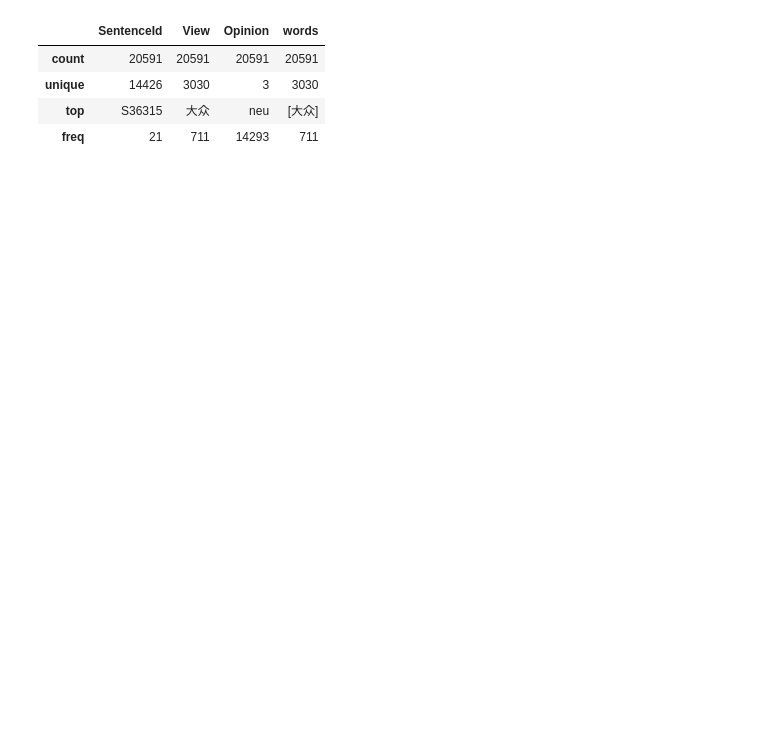
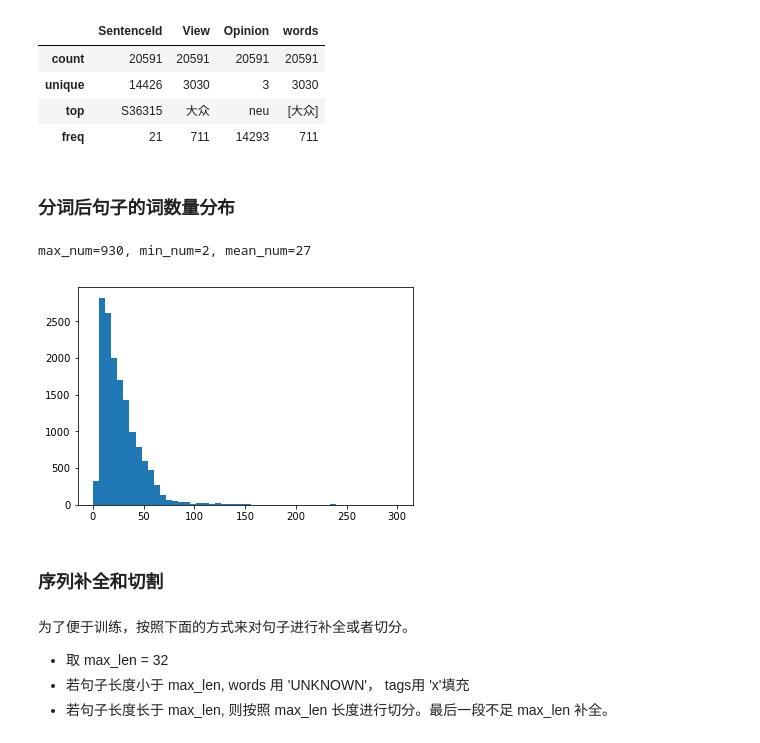
Before and after one commit to yongyehuang/view_based_sentiment, a Jupyter notebook: notebook/data_preprocess.ipynb, the cells around one changed output. Cells and saved outputs as stored; diff of their text form; code cells hidden in the pictures; blank space fills up the shorter version.

```diff
--- a/notebook/data_preprocess.ipynb
+++ b/notebook/data_preprocess.ipynb
@@ -238,3 +240,25 @@ df_label.describe()
 | unique | 14426 | 3030 | 3 | 3030 |
 | top | S36315 | 大众 | neu | [大众] |
 | freq | 21 | 711 | 14293 | 711 |
+# %% [markdown]
+### 分词后句子的词数量分布
+# %%
+df_train['words_num'] = df_train.words.apply(lambda words: len(words))
+words_num = df_train.words_num.values
+max_num = max(words_num)
+min_num = min(words_num)
+mean_num = np.mean(words_num)
+print 'max_num=%d, min_num=%d, mean_num=%d' % (max_num, min_num, mean_num)
+plt.hist(df_train.words_num, range=(0,300), bins=50)
+plt.show()
+# %% [output]
+max_num=930, min_num=2, mean_num=27
+[figure, added]
+# %% [markdown]
+### 序列补全和切割
+# %% [markdown]
+为了便于训练，按照下面的方式来对句子进行补全或者切分。
+
+- 取 max_len = 32
+- 若句子长度小于 max_len, words 用 'UNKNOWN'， tags用 'x'填充
+- 若句子长度长于 max_len, 则按照 max_len 长度进行切分。最后一段不足 max_len 补全。
```
Also changed, not shown: parts of 23 cells of this notebook, 3 other files.
